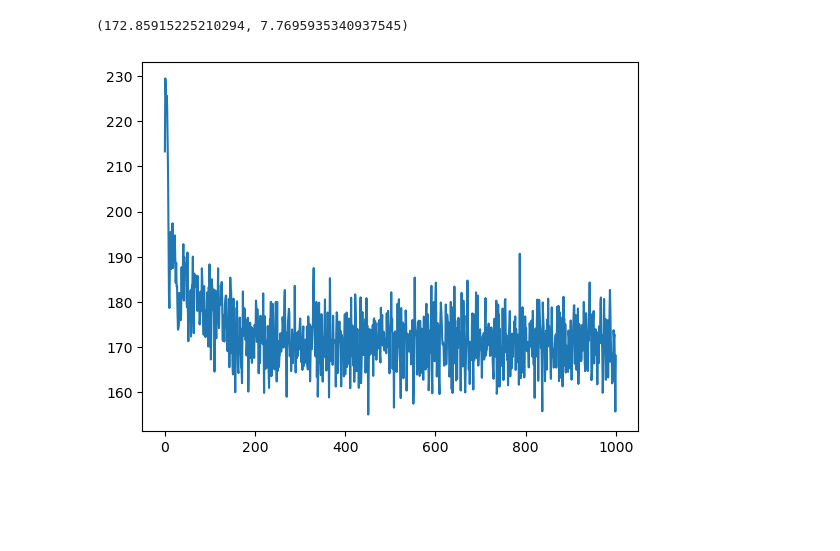
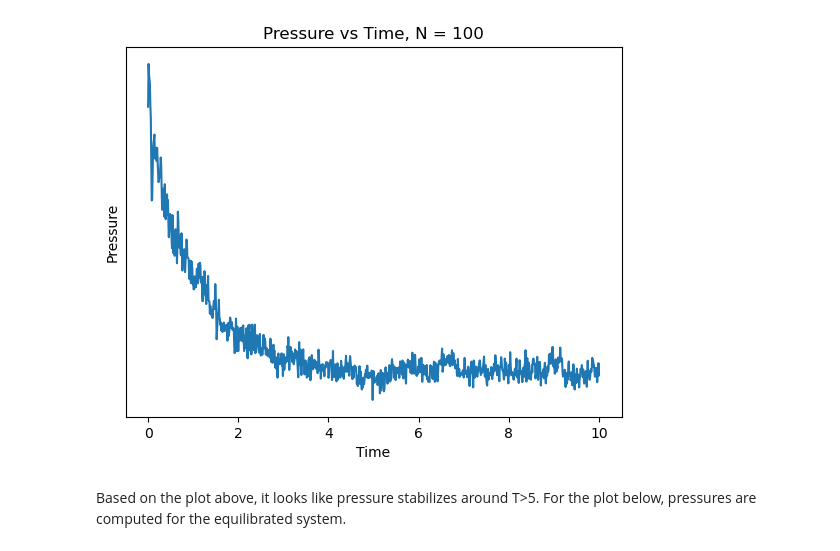
Before and after one commit to pjeong3120/md_engine, a Jupyter notebook: plots.ipynb, the cells around one changed output. Cells and saved outputs as stored; diff of their text form; code cells hidden in the pictures; blank space fills up the shorter version.

```diff
--- a/plots.ipynb
+++ b/plots.ipynb
@@ -83,0 +94,17 @@ plt.show()
+# %%
+job_dir = f'./runs/gamma_screens/gamma={1.0}'
+
+with open(os.path.join(job_dir, 'data.pkl'), 'rb') as f:
+    data = pickle.load(f)
+
+time = data['time']
+temp = data['temp']
+
+plt.plot(time, temp, label = 'Simulation')
+plt.plot(time, np.ones_like(time) * temp.mean(), label = f'Mean temperature = {temp.mean():.6g}', color = 'tab:blue', alpha = 0.5)
+
+plt.xlabel('Time')
+plt.ylabel('Temperature')
+plt.legend()
+plt.title(r'Temperature over Time ($\gamma = 1.0$, $T_0 = 5$)')
+plt.show()
@@ -84,26 +211,28 @@ plt.show()
 # %%
 from src.utils import compute_pressure
 
-p_means = []
-p_stds = []
-for N in [16, 25, 36, 49, 64, 81, 100]:
-    job_dir = f'./runs/density_screens/N={N}'
-    with open(os.path.join(job_dir, 'data.pkl'), 'rb') as f:
-        data = pickle.load(f)
+job_dir = f'./runs/density_screens/N={100}'
+with open(os.path.join(job_dir, 'data.pkl'), 'rb') as f:
+    data = pickle.load(f)
 
-    masses = data['masses']
-    r = data['r']
-    v = data['v']
-    potential = data['potential']
-    unit_cell = data['unit_cell']
+masses = data['masses']
 
-    p = np.array([compute_pressure(masses, r[t], v[t], potential, unit_cell) for t in range(len(r))])
-    p_means.append(p.mean())
-    p_stds.append(p.std())
+time = data['time']
+r = data['r']
+v = data['v']
+potential = data['potential']
+unit_cell = data['unit_cell']
 
-plt.plot(range(len(r)), p,)
-p.mean(), p.std()
+p = np.array([compute_pressure(masses, r[t], v[t], potential, unit_cell) for t in range(len(r))])
+
+plt.plot(time, p,)
+plt.xlabel('Time')
+plt.ylabel('Pressure')
+plt.yticks([])
+plt.title('Pressure vs Time, N = 100')
+plt.show()
 # %% [output]
-(172.85915225210294, 7.7695935340937545)
-[figure, old version]
+[figure, new version]
+# %% [markdown]
+Based on the plot above, it looks like pressure stabilizes around T>5. For the plot below, pressures are computed for the equilibrated system.
 # %%
```
Also changed, not shown: parts of 21 cells of this notebook, 3 other files.
